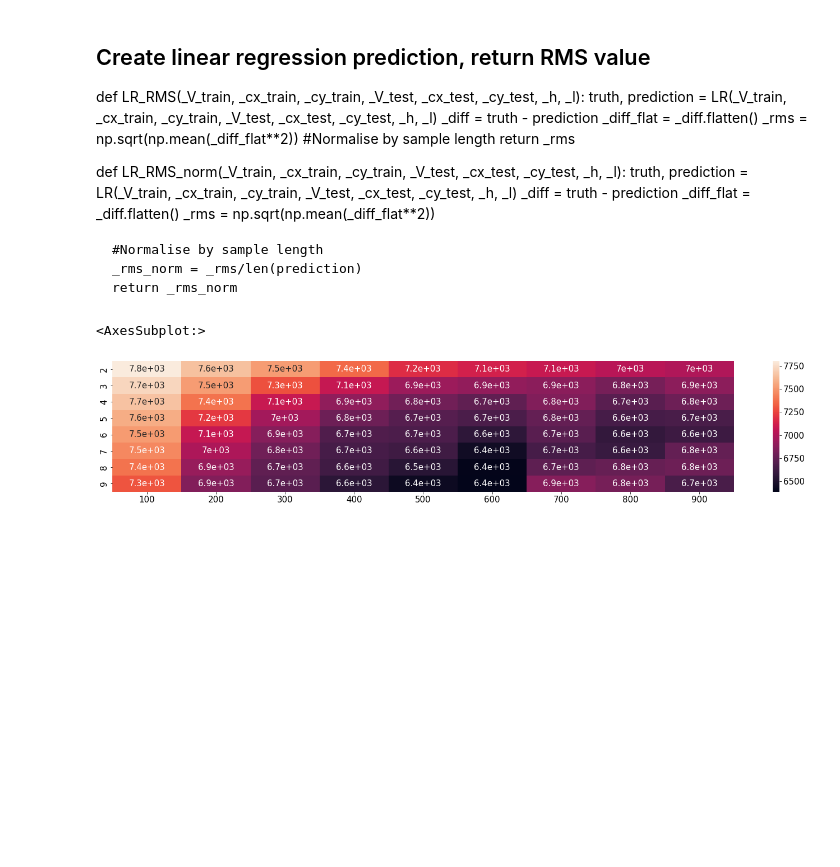
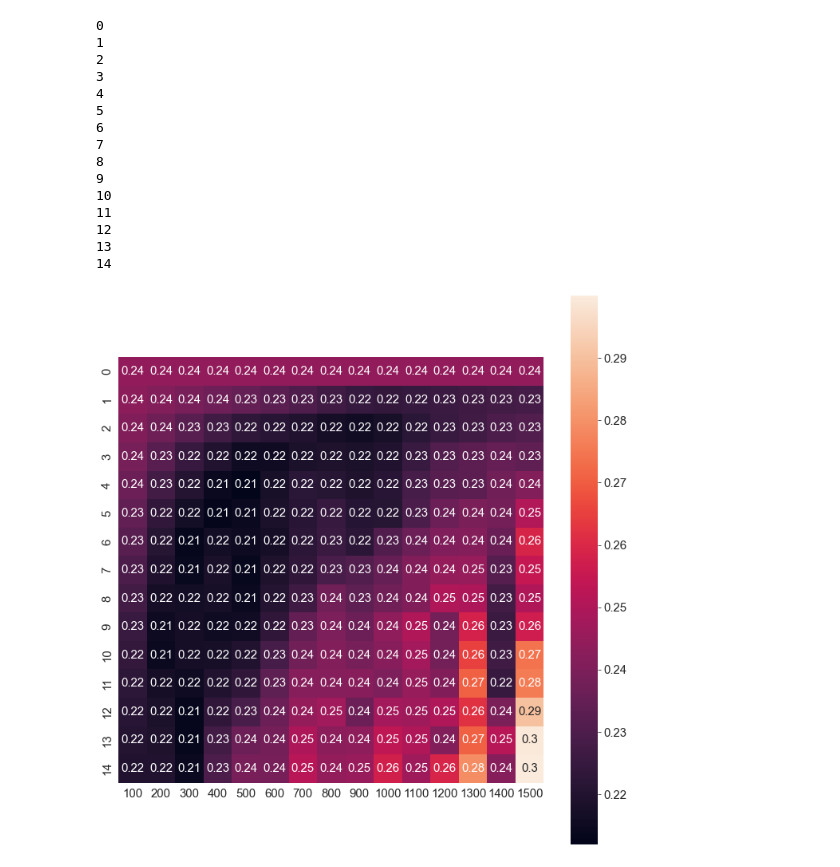
Before and after one commit to rnatarajan98/eCoG_Joystick_Analysis, a Jupyter notebook: GLM.ipynb, the cells around one changed output. Drawn from its saved outputs; the diff is of its cells as text; code cells hidden in the pictures; blank space fills up the shorter version.

```diff
--- a/GLM.ipynb
+++ b/GLM.ipynb
@@ -139,10 +167,12 @@ def LR_predict(regor, _model):
 # %%
-def LR(_V_train, _cx_train, _cy_train, _V_test, _cx_test, _cy_test, _h, _l):
-    _regressor_train, _regressand_train = construct_matrices(_V_train, _cx_train, _cy_train, _h, _l)
-    _regressor_test, _regressand_test = construct_matrices(_V_test, _cx_test, _cy_test, _h, _l)
+def rms(sig1, sig2):
+    _diff = truth - prediction
+    _diff_flat = _diff.flatten()
+    _rms = np.sqrt(np.mean(_diff_flat**2))
+    #Normalise by sample length
+    return _rms
 
-
-    _model = LR_fit(_regressor_train, _regressand_train)
-    _prediction = LR_predict(_regressor_test, _model)
-
-    return _regressand_test, _prediction
+def pearson(sig1, sig2):
+    _corrX = np.corrcoef(sig1[:,0], sig2[:,0])[0,1]
+    _corrY = np.corrcoef(sig2[:,1], sig1[:,1])[0,1]
+    return _corrX, _corrY
@@ -167,7 +179,7 @@ def LR_plot(prediction, truth, h, l):
 # %%
 #Generate and visualise response for arbitrary parameters
-h=400
-l=5
+h=1400
+l=11
 truth, prediction = LR(V_train, cx_train, cy_train, V_test, cx_test, cy_test, h, l)
-print(LR_RMS(V_train, cx_train, cy_train, V_test, cx_test, cy_test, h, l))
 LR_plot(prediction, truth, h, l)
+print(rms(truth, prediction))
@@ -174,19 +188,0 @@ LR_plot(prediction, truth, h, l)
-# %% [markdown]
-## Create linear regression prediction, return RMS value
-def LR_RMS(_V_train, _cx_train, _cy_train, _V_test, _cx_test, _cy_test, _h, _l):
-    truth, prediction = LR(_V_train, _cx_train, _cy_train, _V_test, _cx_test, _cy_test, _h, _l)
-    _diff = truth - prediction
-    _diff_flat = _diff.flatten()
-    _rms = np.sqrt(np.mean(_diff_flat**2))
-    #Normalise by sample length
-    return _rms
-
-def LR_RMS_norm(_V_train, _cx_train, _cy_train, _V_test, _cx_test, _cy_test, _h, _l):
-    truth, prediction = LR(_V_train, _cx_train, _cy_train, _V_test, _cx_test, _cy_test, _h, _l)
-    _diff = truth - prediction
-    _diff_flat = _diff.flatten()
-    _rms = np.sqrt(np.mean(_diff_flat**2))
-
-    #Normalise by sample length
-    _rms_norm = _rms/len(prediction)
-    return _rms_norm
@@ -193,16 +208,29 @@ def LR_RMS_norm(_V_train, _cx_train, _cy_train, _V_test, _cx_test, _cy_test, _h,
 # %%
 # RMS heatmap, total RMS (not normalised)
 
-hs = range(2, 10)
-ls = range(100, 1000, 100)
+hs = range(0, 15)
+ls = range(100, 1600, 100)
 rmss = np.zeros((len(hs), len(ls)))
 for i, h in enumerate(hs):
+    print(h)
     for j, l in enumerate(ls):
-        rms = LR_RMS(V_train, cx_train, cy_train, V_test, cx_test, cy_test, h, l)
-        rmss[i, j] = rms
-
-sns.heatmap(rmss, annot=True, xticklabels=ls, yticklabels=hs)
+        truth, prediction = LR(V_train, cx_train, cy_train, V_test, cx_test, cy_test, h, l)
+        rmss[i, j] = rms(truth, prediction)
 # %% [output]
-<AxesSubplot:>
+0
+1
+2
+3
+4
+5
+6
+7
+8
+9
+10
+11
+12
+13
+14
-[figure, old version]
+[figure, new version]
 # %%
```
Also changed, not shown: parts of 15 cells of this notebook, 3 other files.
